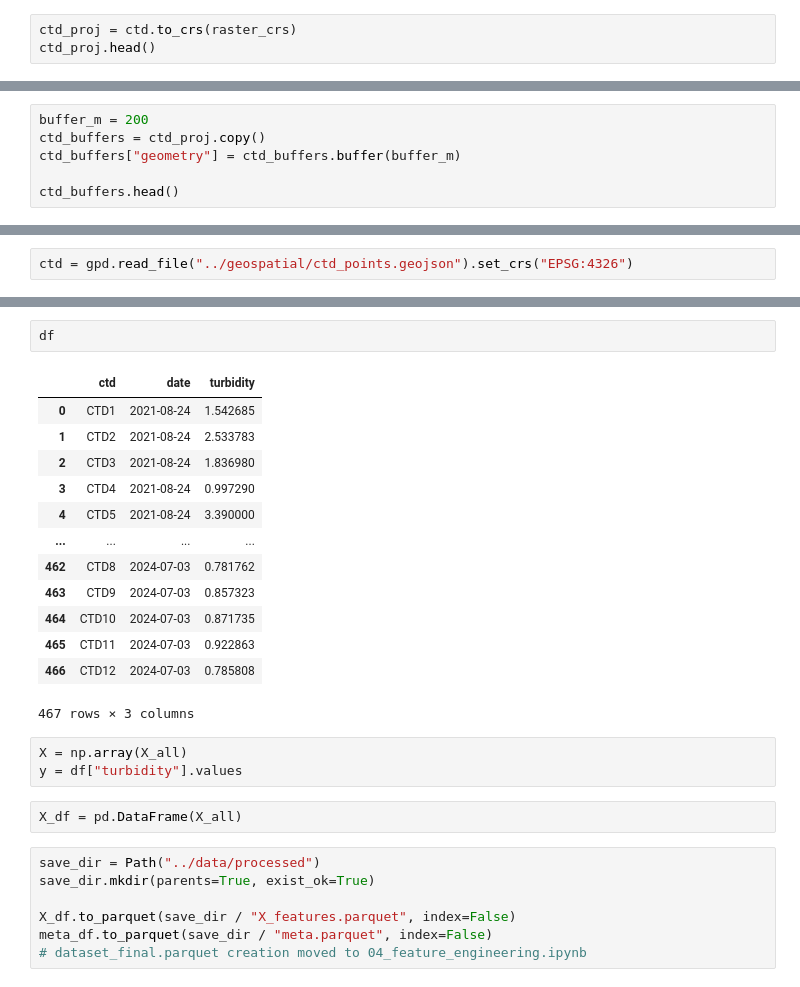
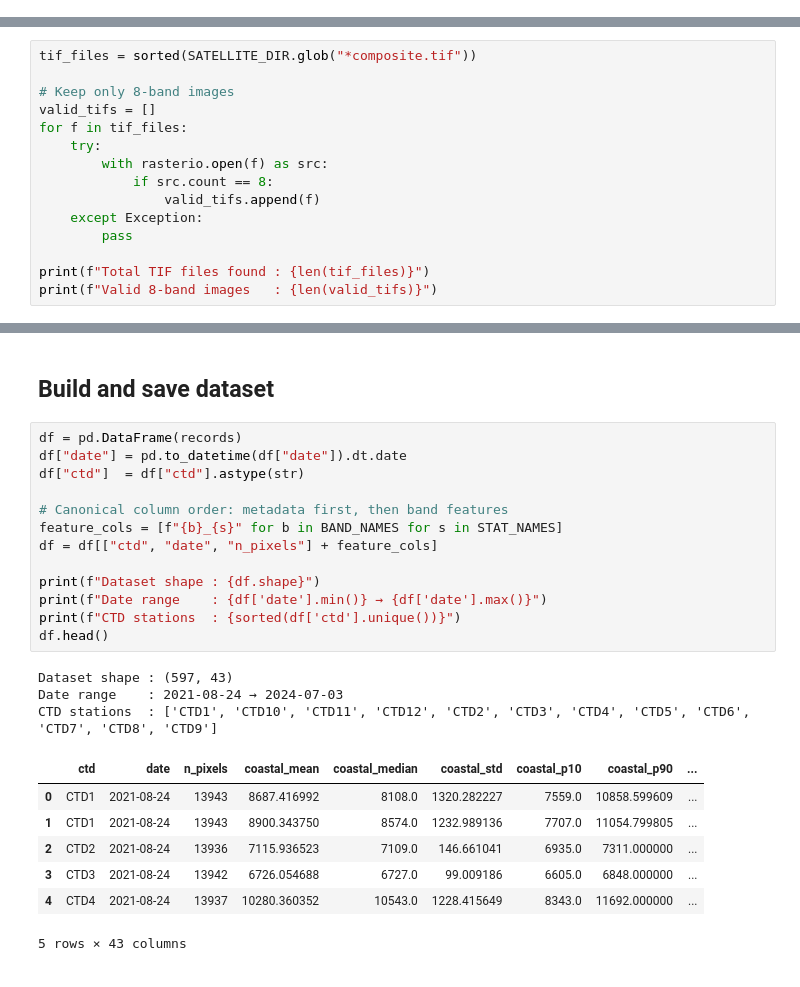
Before and after one commit to adricanovas/turbidity_satellite_estimation, a Jupyter notebook: code/02_data_preprocessing.ipynb, the cells around one changed output, grey strips where cells are left out. Cells and saved outputs as stored; diff of their text form.

```diff
--- a/code/02_data_preprocessing.ipynb
+++ b/code/02_data_preprocessing.ipynb
@@ -30,3 +61,0 @@ CRS.from_wkt('PROJCS["WGS 84 / UTM zone 30N",GEOGCS["WGS 84",DATUM["WGS_1984",SP
-# %%
-ctd_proj = ctd.to_crs(raster_crs)
-ctd_proj.head()
@@ -40,6 +61,0 @@ ctd_proj.head()
-# %%
-buffer_m = 200
-ctd_buffers = ctd_proj.copy()
-ctd_buffers["geometry"] = ctd_buffers.buffer(buffer_m)
-
-ctd_buffers.head()
@@ -73,2 +61,0 @@ def compute_indices(b):
-# %%
-ctd = gpd.read_file("../geospatial/ctd_points.geojson").set_crs("EPSG:4326")
@@ -143,0 +64,15 @@ meta_all = []
+# %%
+tif_files = sorted(SATELLITE_DIR.glob("*composite.tif"))
+
+# Keep only 8-band images
+valid_tifs = []
+for f in tif_files:
+    try:
+        with rasterio.open(f) as src:
+            if src.count == 8:
+                valid_tifs.append(f)
+    except Exception:
+        pass
+
+print(f"Total TIF files found : {len(tif_files)}")
+print(f"Valid 8-band images   : {len(valid_tifs)}")
@@ -195,28 +188,26 @@ df = meta_df.merge(df_y, on=["ctd", "date"], how="inner")
-# %%
-df
-# %% [output]
-|  | ctd | date | turbidity |
-| 0 | CTD1 | 2021-08-24 | 1.542685 |
-| 1 | CTD2 | 2021-08-24 | 2.533783 |
-| 2 | CTD3 | 2021-08-24 | 1.836980 |
-| 3 | CTD4 | 2021-08-24 | 0.997290 |
-| 4 | CTD5 | 2021-08-24 | 3.390000 |
-| ... | ... | ... | ... |
-| 462 | CTD8 | 2024-07-03 | 0.781762 |
-| 463 | CTD9 | 2024-07-03 | 0.857323 |
-| 464 | CTD10 | 2024-07-03 | 0.871735 |
-| 465 | CTD11 | 2024-07-03 | 0.922863 |
-| 466 | CTD12 | 2024-07-03 | 0.785808 |
-467 rows × 3 columns
-# %%
-X = np.array(X_all)
-y = df["turbidity"].values
-# %%
-X_df = pd.DataFrame(X_all)
-# %%
-save_dir = Path("../data/processed")
-save_dir.mkdir(parents=True, exist_ok=True)
-
-X_df.to_parquet(save_dir / "X_features.parquet", index=False)
-meta_df.to_parquet(save_dir / "meta.parquet", index=False)
-# dataset_final.parquet creation moved to 04_feature_engineering.ipynb
+# %% [markdown]
+## Build and save dataset
+# %%
+df = pd.DataFrame(records)
+df["date"] = pd.to_datetime(df["date"]).dt.date
+df["ctd"]  = df["ctd"].astype(str)
+
+# Canonical column order: metadata first, then band features
+feature_cols = [f"{b}_{s}" for b in BAND_NAMES for s in STAT_NAMES]
+df = df[["ctd", "date", "n_pixels"] + feature_cols]
+
+print(f"Dataset shape : {df.shape}")
+print(f"Date range    : {df['date'].min()} → {df['date'].max()}")
+print(f"CTD stations  : {sorted(df['ctd'].unique())}")
+df.head()
+# %% [output]
+Dataset shape : (597, 43)
+Date range    : 2021-08-24 → 2024-07-03
+CTD stations  : ['CTD1', 'CTD10', 'CTD11', 'CTD12', 'CTD2', 'CTD3', 'CTD4', 'CTD5', 'CTD6', 'CTD7', 'CTD8', 'CTD9']
+|  | ctd | date | n_pixels | coastal_mean | coastal_median | coastal_std | coastal_p10 | coastal_p90 | ... |
+| 0 | CTD1 | 2021-08-24 | 13943 | 8687.416992 | 8108.0 | 1320.282227 | 7559.0 | 10858.599609 | ... |
+| 1 | CTD1 | 2021-08-24 | 13943 | 8900.343750 | 8574.0 | 1232.989136 | 7707.0 | 11054.799805 | ... |
+| 2 | CTD2 | 2021-08-24 | 13936 | 7115.936523 | 7109.0 | 146.661041 | 6935.0 | 7311.000000 | ... |
+| 3 | CTD3 | 2021-08-24 | 13942 | 6726.054688 | 6727.0 | 99.009186 | 6605.0 | 6848.000000 | ... |
+| 4 | CTD4 | 2021-08-24 | 13937 | 10280.360352 | 10543.0 | 1228.415649 | 8343.0 | 11692.000000 | ... |
+5 rows × 43 columns
```
Also changed, not shown: parts of 25 cells of this notebook, 3 other files.
